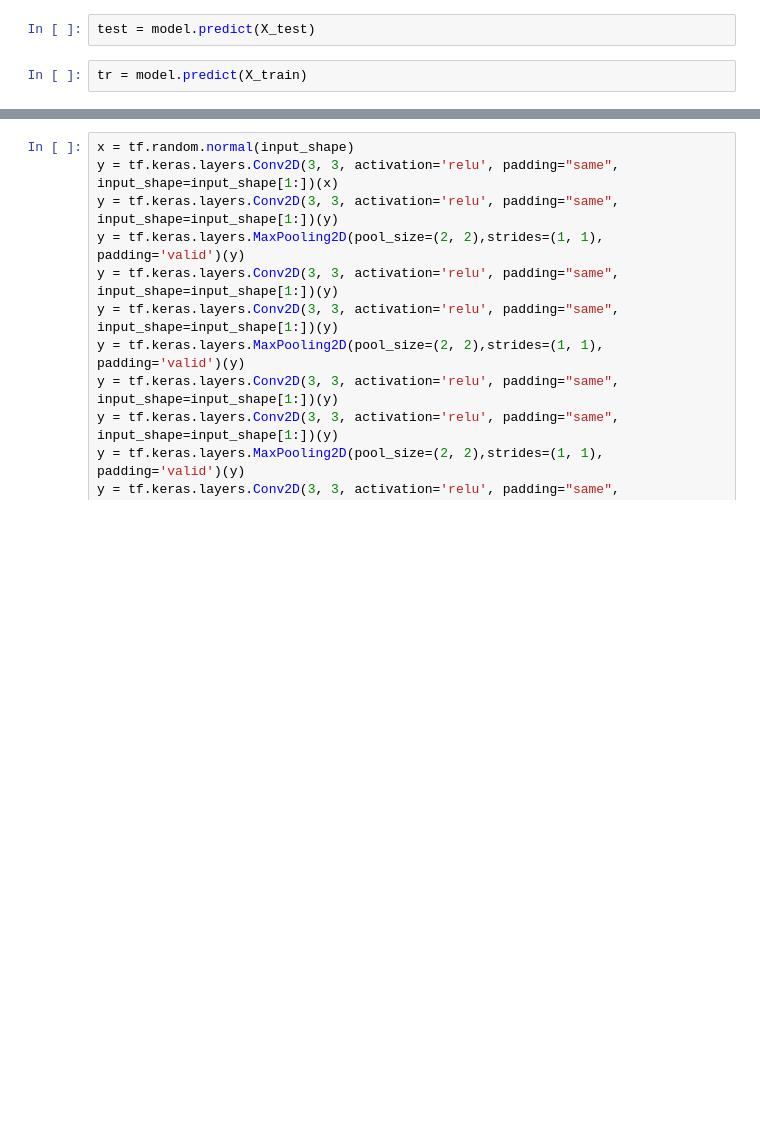
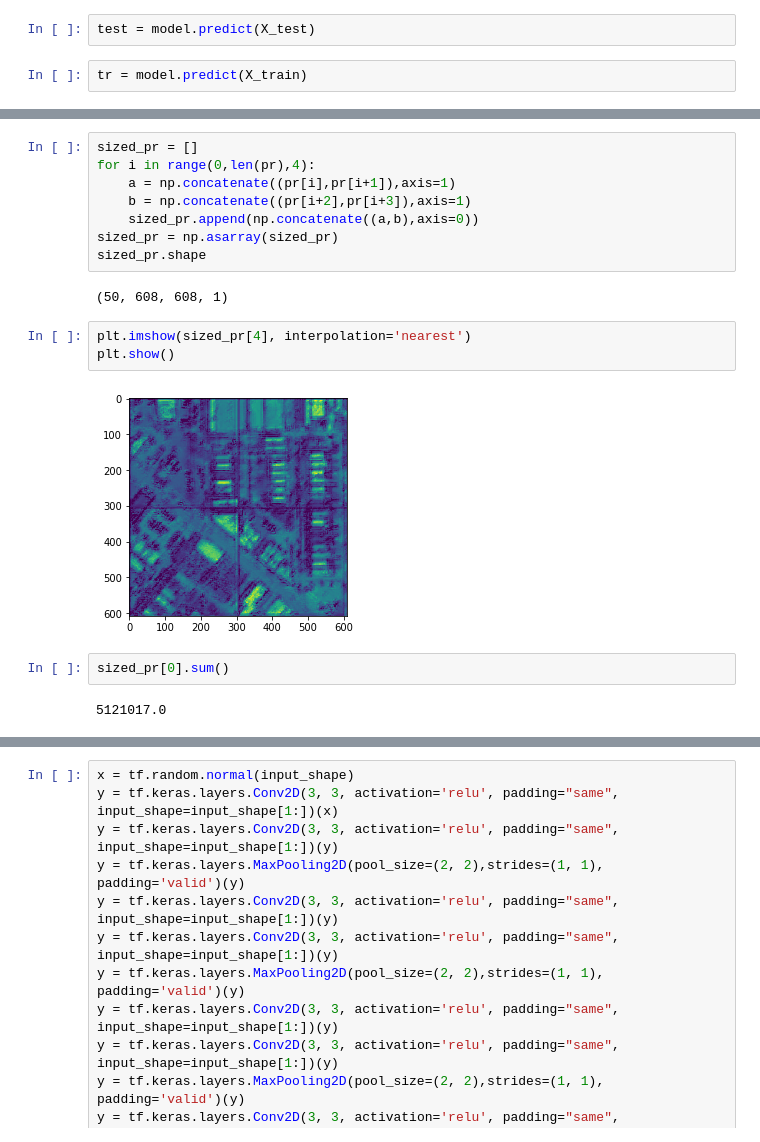
Before and after one commit to LobsterChampage/road-segmentation, a Jupyter notebook: NN.ipynb, the cells around one changed output, grey strips where cells are left out. Cells and saved outputs as stored; diff of their text form; blank space fills up the shorter version.

```diff
--- a/NN.ipynb
+++ b/NN.ipynb
@@ -113,0 +192,19 @@ plt.show()
+# %%
+sized_pr = []
+for i in range(0,len(pr),4):
+    a = np.concatenate((pr[i],pr[i+1]),axis=1)
+    b = np.concatenate((pr[i+2],pr[i+3]),axis=1)
+    sized_pr.append(np.concatenate((a,b),axis=0))
+sized_pr = np.asarray(sized_pr)
+sized_pr.shape
+# %% [output]
+(50, 608, 608, 1)
+# %%
+plt.imshow(sized_pr[4], interpolation='nearest')
+plt.show()
+# %% [output]
+[figure, added]
+# %%
+sized_pr[0].sum()
+# %% [output]
+5121017.0
```
Also changed, not shown: parts of 28 cells of this notebook, 3 other files.
